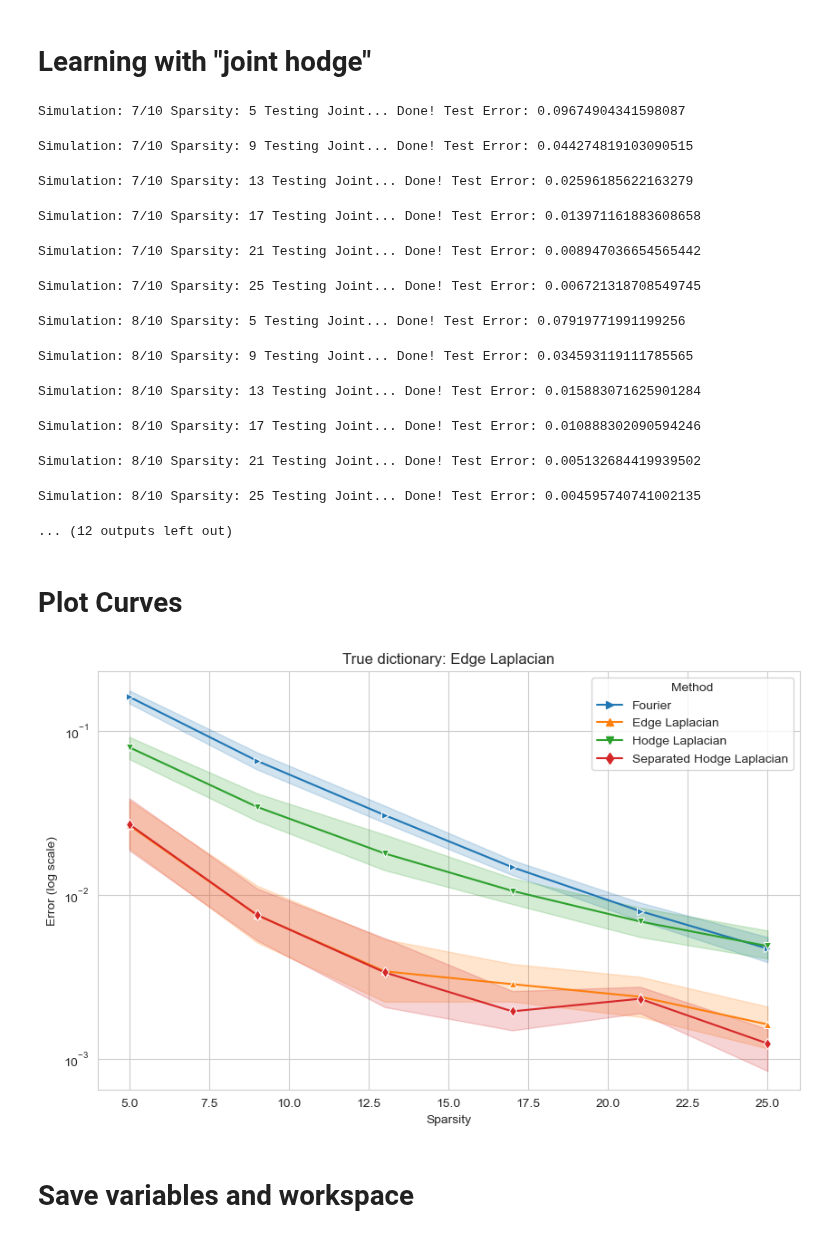
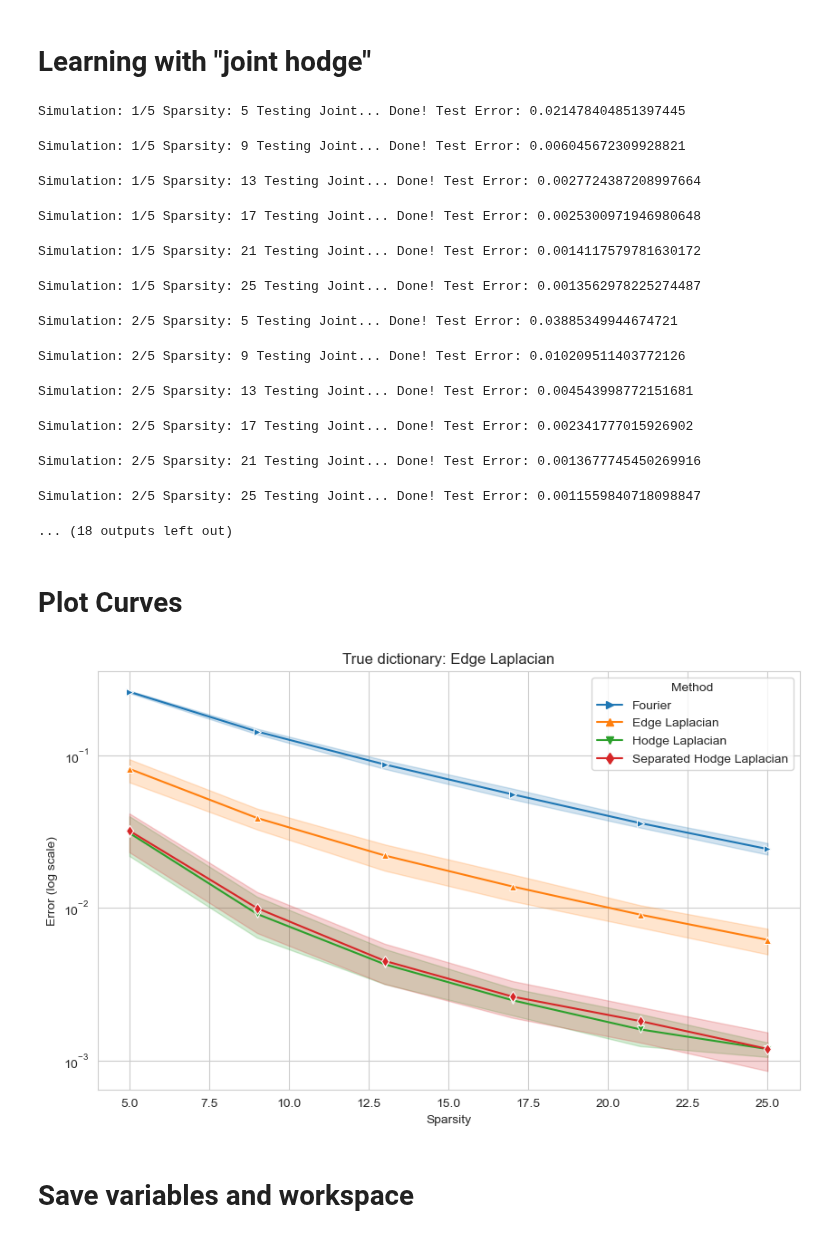
Before and after one commit to Engrima18/TSP-DictionaryLearning, a Jupyter notebook: prova.ipynb, the cells around one changed output. Saved outputs shown, nothing was run; the diff lists cells and outputs as text; code cells hidden in the pictures.

```diff
--- a/prova.ipynb
+++ b/prova.ipynb
@@ -435,7 +435,7 @@ nu = B2.shape[1]
 nd = B1.shape[1]
 
 # Problem and Dictionary Dimensionalities
-dictionary_type_true = "edge_laplacian"
+dictionary_type_true = "joint"
 m_train = 150 # Number of Train Signals
 m_test = 80 # Number of Test Signal
 s = 3 # Number of Kernels (Sub-dictionaries)
@@ -446,23 +446,20 @@ sparsity_mode = "max"
 
 # Data-Independent Problem Hyperparameters
 dictionary_type = dictionary_type_true
-s = s_true
-k = k_true
-K0_coll = np.arange(5, 26, 4) # K0_coll = 5:4:25 %4:4:40 %5:3:20
-lambda_ = 1e-6 # l2 multiplier
-max_iter = 100 # Maximum number of iterations
-patience = 5 # Patience
-tol = 1e-7 # Tolerance for Patience
+K0_coll = np.arange(5, 26, 4)
+max_iter = 100
+patience = 5
+tol = 1e-7 # tolerance for Patience
 n_sim = 5
-lambda_ = 1e-7
+lambda_ = 1e-7 # l2 multiplier
 verbose = True
 # %% [markdown]
 # Dictionary generation
 # %%
 from tqdm import tqdm
 
-D_true = np.zeros((n, n * s_true, n_sim))
-D_true_coll = np.zeros((n, n, s_true, n_sim))
+D_true = np.zeros((n, n * s, n_sim))
+D_true_coll = np.zeros((n, n, s, n_sim))
 Y_train = np.zeros((n, m_train, n_sim))
 Y_test = np.zeros((n, m_test, n_sim))
 epsilon_true = np.zeros(n_sim)
@@ -677,49 +675,49 @@ for sim in range(n_sim):
             print(f'Simulation: {sim+1}/{n_sim} Sparsity: {k0} Testing Joint... Diverged!')
             min_error_fou_train[sim, k0_index], min_error_fou_test[sim, k0_index] = (100,100)
 # %% [output]
-Simulation: 7/10 Sparsity: 5 Testing Joint... Done! Test Error: 0.09674904341598087
+Simulation: 1/5 Sparsity: 5 Testing Joint... Done! Test Error: 0.021478404851397445
-Simulation: 7/10 Sparsity: 9 Testing Joint... Done! Test Error: 0.044274819103090515
+Simulation: 1/5 Sparsity: 9 Testing Joint... Done! Test Error: 0.006045672309928821
-Simulation: 7/10 Sparsity: 13 Testing Joint... Done! Test Error: 0.02596185622163279
+Simulation: 1/5 Sparsity: 13 Testing Joint... Done! Test Error: 0.0027724387208997664
-Simulation: 7/10 Sparsity: 17 Testing Joint... Done! Test Error: 0.013971161883608658
+Simulation: 1/5 Sparsity: 17 Testing Joint... Done! Test Error: 0.0025300971946980648
-Simulation: 7/10 Sparsity: 21 Testing Joint... Done! Test Error: 0.008947036654565442
+Simulation: 1/5 Sparsity: 21 Testing Joint... Done! Test Error: 0.0014117579781630172
-Simulation: 7/10 Sparsity: 25 Testing Joint... Done! Test Error: 0.006721318708549745
+Simulation: 1/5 Sparsity: 25 Testing Joint... Done! Test Error: 0.0013562978225274487
-Simulation: 8/10 Sparsity: 5 Testing Joint... Done! Test Error: 0.07919771991199256
+Simulation: 2/5 Sparsity: 5 Testing Joint... Done! Test Error: 0.03885349944674721
-Simulation: 8/10 Sparsity: 9 Testing Joint... Done! Test Error: 0.034593119111785565
+Simulation: 2/5 Sparsity: 9 Testing Joint... Done! Test Error: 0.010209511403772126
-Simulation: 8/10 Sparsity: 13 Testing Joint... Done! Test Error: 0.015883071625901284
+Simulation: 2/5 Sparsity: 13 Testing Joint... Done! Test Error: 0.004543998772151681
-Simulation: 8/10 Sparsity: 17 Testing Joint... Done! Test Error: 0.010888302090594246
+Simulation: 2/5 Sparsity: 17 Testing Joint... Done! Test Error: 0.002341777015926902
-Simulation: 8/10 Sparsity: 21 Testing Joint... Done! Test Error: 0.005132684419939502
+Simulation: 2/5 Sparsity: 21 Testing Joint... Done! Test Error: 0.0013677745450269916
-Simulation: 8/10 Sparsity: 25 Testing Joint... Done! Test Error: 0.004595740741002135
+Simulation: 2/5 Sparsity: 25 Testing Joint... Done! Test Error: 0.0011559840718098847
-... (12 outputs left out)
+... (18 outputs left out)
 # %% [markdown]
 # Plot Curves
 # %%
 import matplotlib.pyplot as plt
 import seaborn as sns
 
 TITLE = "Edge Laplacian"
 
 res_df = pd.DataFrame()
 dict_types = {"fou": "Fourier", "edge": "Edge Laplacian", "joint": "Hodge Laplacian", "sep": "Separated Hodge Laplacian"}
 
 for d in dict_types.items():
-    for sim in range(6, n_sim):
+    for sim in range(n_sim):
         tmp_df = pd.DataFrame()
         tmp_df["Error"] = eval(f'min_error_{d[0]}_test[sim,:]')
         tmp_df["Sparsity"] = K0_coll
         tmp_df["Method"] = d[1]
         res_df = pd.concat([res_df, tmp_df])
 
 plt.figure(figsize=(10, 6))
 sns.set_style('whitegrid')
 my_plt = sns.lineplot(data=res_df, x='Sparsity', y='Error', hue='Method',
                        palette=sns.color_palette(),
                        markers=['>', '^', 'v', 'd'], dashes=False, style='Method')
 my_plt.set(yscale='log')
 my_plt.set_title(f'True dictionary: {TITLE}')
 my_plt.set_ylabel('Error (log scale)')
 plt.show()
 # %% [output]
-[figure, old version]
+[figure, new version]
 # %% [markdown]
 # Save variables and workspace
 # %%
```
Also changed, not shown: parts of 4 cells of this notebook.
